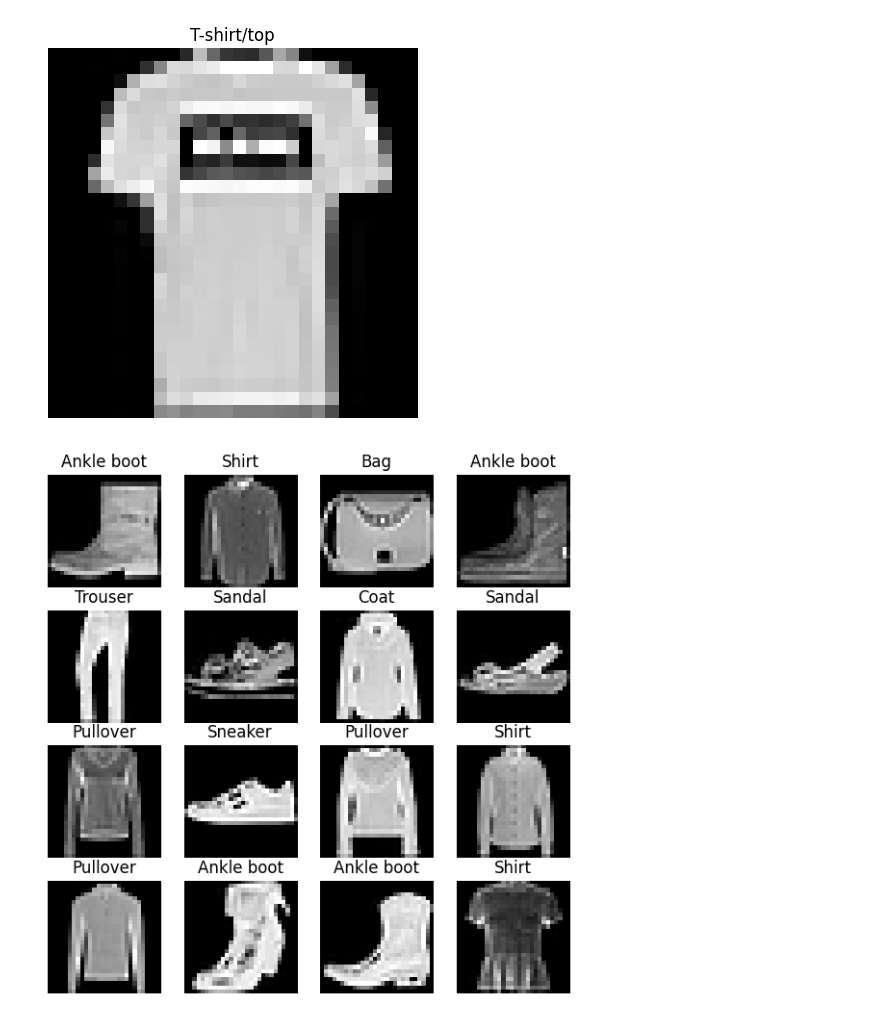
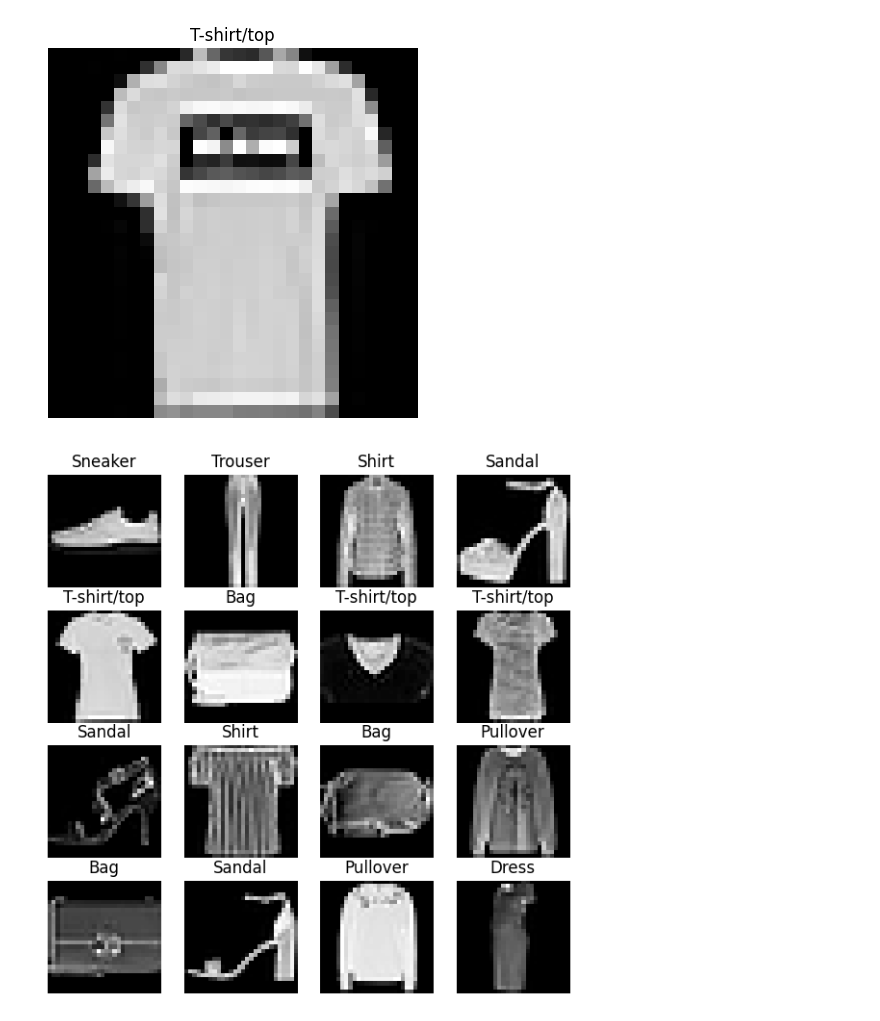
Before and after one commit to harshit7271/Deep_learning_with_PyTorch, a Jupyter notebook: Computer_Vision_with_PyTorch.ipynb, the cells around one changed output. Saved outputs shown, nothing was run; the diff lists cells and outputs as text; code cells hidden in the pictures.

```diff
--- a/Computer_Vision_with_PyTorch.ipynb
+++ b/Computer_Vision_with_PyTorch.ipynb
@@ -130,15 +130,15 @@ plt.axis("off")
 [figure]
 # %%
 # plot more images
-torch.manual_seed(42)
+# torch.manual_seed(42)
 fig = plt.figure(figsize=(7,7))
-rows, cols = 4, 4
+rows, cols = 4,4
 for i in range(1, rows * cols + 1):
   random_idx = torch.randint(0, len(train_data), size=[1]).item()
   image, label = train_data[random_idx]
   fig.add_subplot(rows, cols, i)
-  plt.imshow(image.squeeze(), cmap='grey')
+  plt.imshow(image.squeeze(), cmap='gray')
   plt.title(class_names[label])
   plt.axis("off")
 # %% [output]
-[figure, old version]
+[figure, new version]
```
Also changed, not shown: parts of 9 cells of this notebook.
